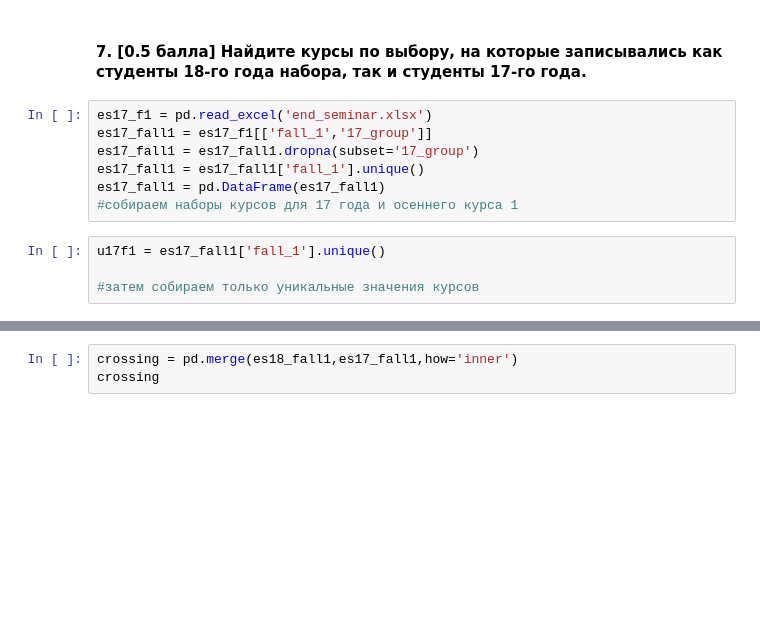
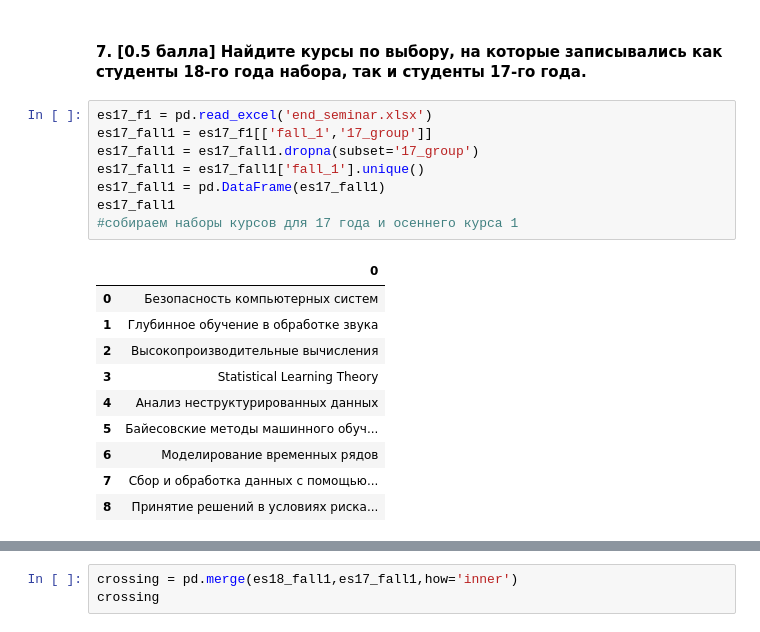
Before and after one commit to dyrbnyak/Modern_methods_of_data-analysis, a Jupyter notebook: l1/homework-practice-01-pandas.ipynb, the cells around one changed output, grey strips where cells are left out. Saved outputs shown, nothing was run; the diff lists cells and outputs as text; blank space fills up the shorter version.

```diff
--- a/l1/homework-practice-01-pandas.ipynb
+++ b/l1/homework-practice-01-pandas.ipynb
@@ -344,14 +344,22 @@ df1[df1['id'] > 1]
 # %%
 es17_f1 = pd.read_excel('end_seminar.xlsx')
 es17_fall1 = es17_f1[['fall_1','17_group']]
 es17_fall1 = es17_fall1.dropna(subset='17_group')
 es17_fall1 = es17_fall1['fall_1'].unique()
 es17_fall1 = pd.DataFrame(es17_fall1)
+es17_fall1
 #собираем наборы курсов для 17 года и осеннего курса 1
+# %% [output]
+|  | 0 |
+| 0 | Безопасность компьютерных систем |
+| 1 | Глубинное обучение в обработке звука |
+| 2 | Высокопроизводительные вычисления |
+| 3 | Statistical Learning Theory |
+| 4 | Анализ неструктурированных данных |
+| 5 | Байесовские методы машинного обуч... |
+| 6 | Моделирование временных рядов |
+| 7 | Сбор и обработка данных с помощью... |
+| 8 | Принятие решений в условиях риска... |
-# %%
-u17f1 = es17_fall1['fall_1'].unique()
-
-#затем собираем только уникальные значения курсов
 # %%
 es18_f1 = pd.read_excel('end_seminar.xlsx')
 es18_fall1 = es18_f1[['fall_1','18_group']]
```
Also changed, not shown: parts of 9 cells of this notebook.
